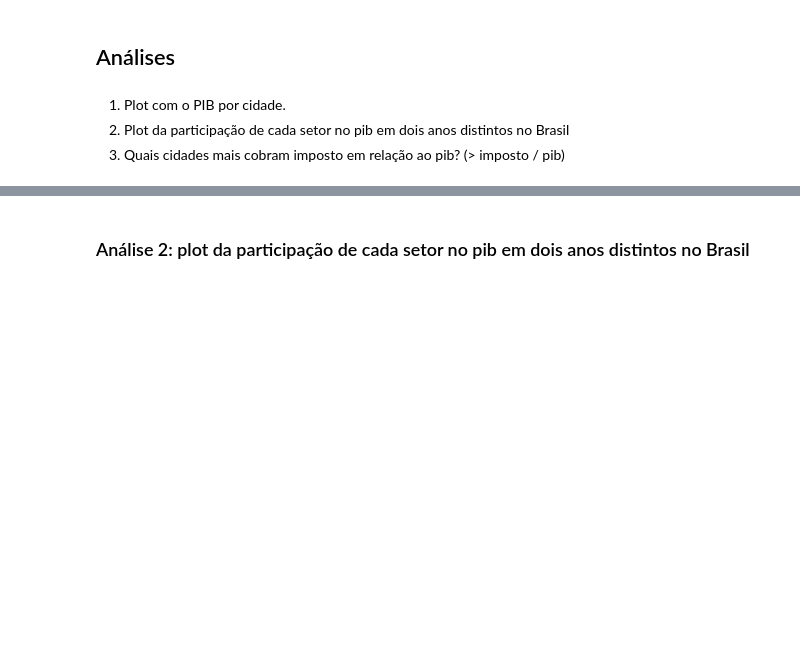
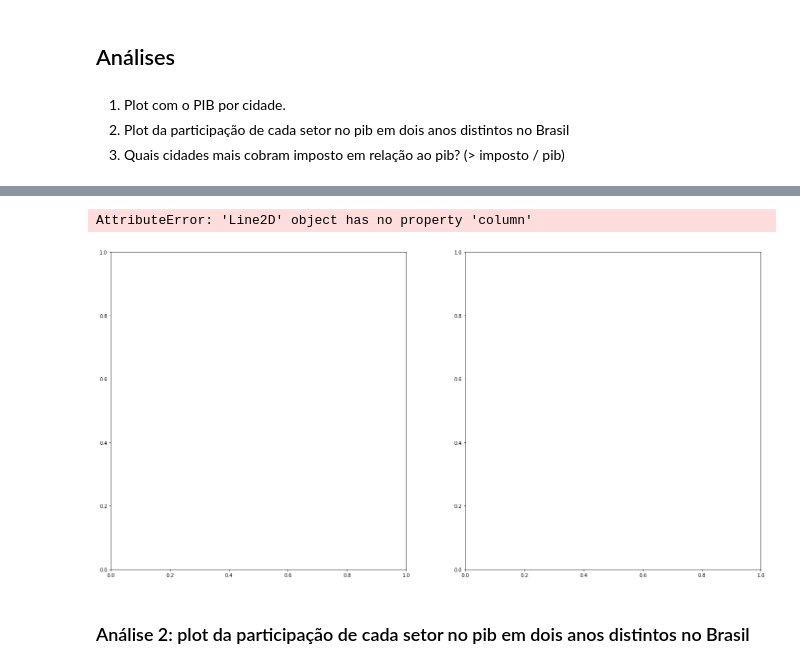
Before and after one commit to juanbelieni/fgv-bd-a2, a Jupyter notebook: trabalho.ipynb, the cells around one changed output, grey strips where cells are left out. Cells and saved outputs as stored; diff of their text form; code cells hidden in the pictures; blank space fills up the shorter version.

```diff
--- a/trabalho.ipynb
+++ b/trabalho.ipynb
@@ -50,3 +156,28 @@ cnx = mysql.connector.connect(user="root", password="docker", database="brazil",
+# %%
+# Plotando 2 mapas com a maior setor em cada ano
+fig, ax = plt.subplots(1, 2, figsize=(24, 12))
+
+df1_2.plot(
+
+    column='pib',
+    legend=True,
+    ax=ax[0],
+    edgecolor='black',
+    linewidth=0.1,
+    alpha=0.5
+)
+
+df1_2.plot(
+    column='pib',
+    legend=True,
+    ax=ax[1],
+    edgecolor='black',
+    linewidth=0.1,
+    alpha=0.5
+)
+# %% [output]
+AttributeError: 'Line2D' object has no property 'column'
+[figure, added]
 # %% [markdown]
 ### Análise 2: plot da participação de cada setor no pib em dois anos distintos no Brasil
 # %%
```
Also changed, not shown: parts of 7 cells of this notebook.
